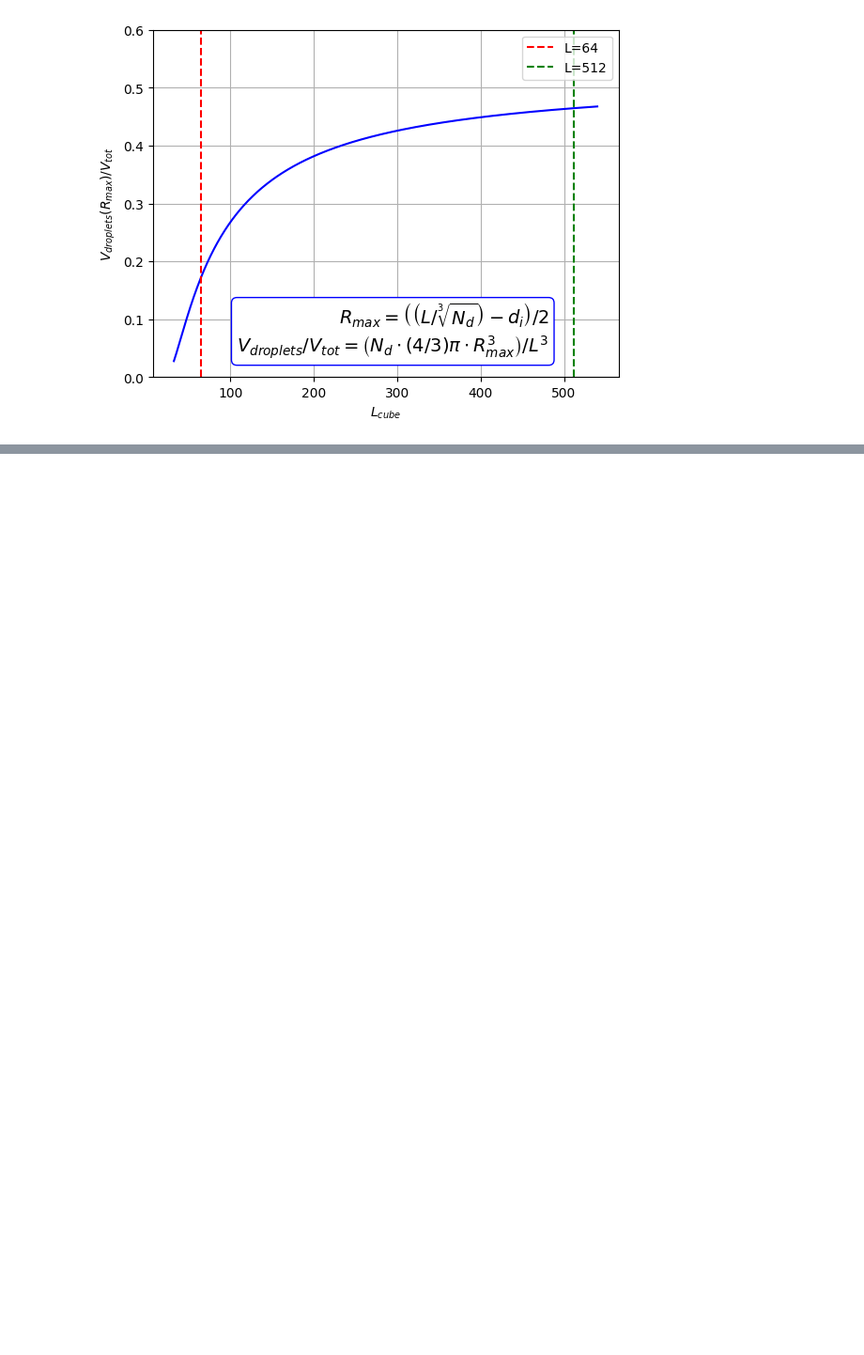
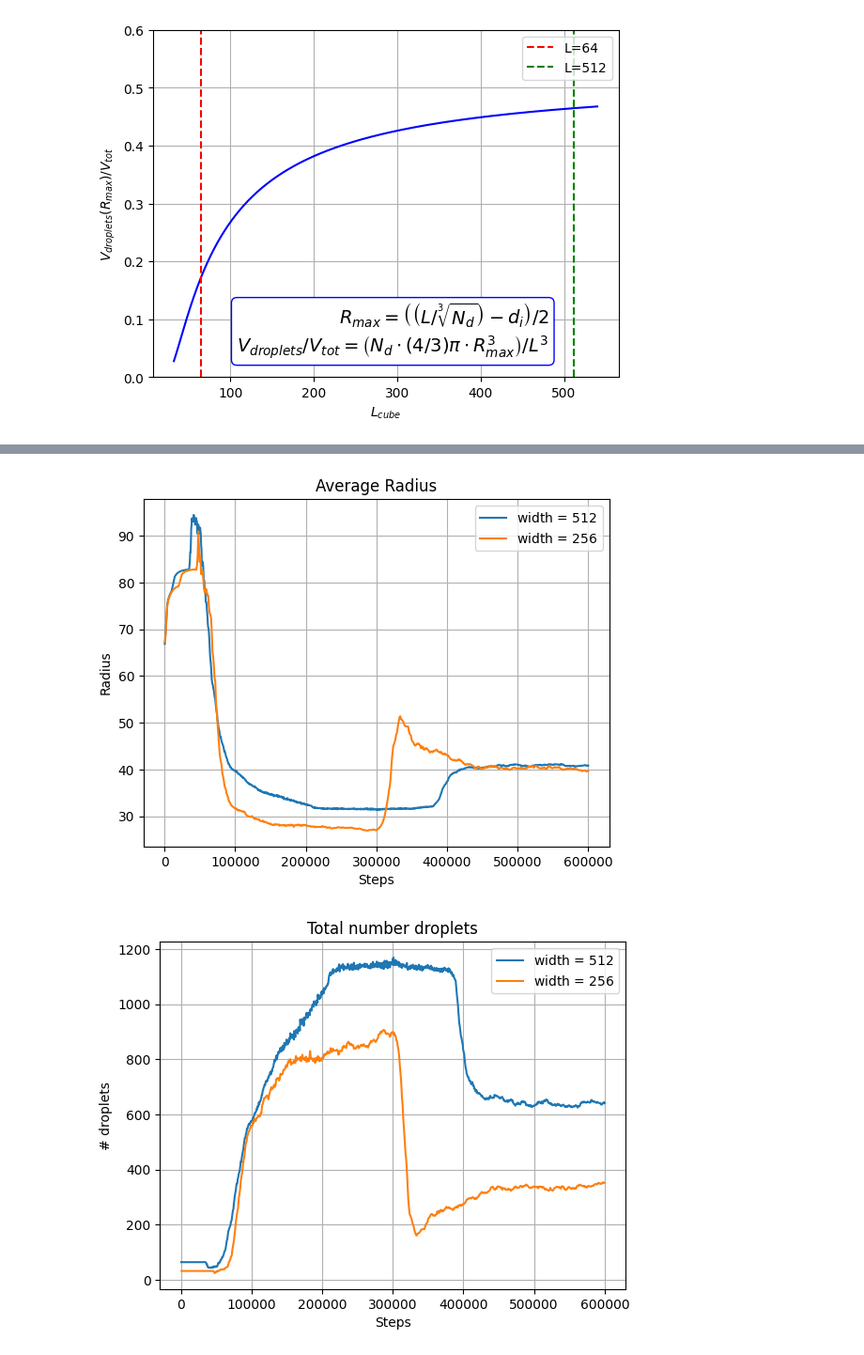
Before and after one commit to mattiamencagli/my-python-plots, a Jupyter notebook: mayo_tests.ipynb, the cells around one changed output, grey strips where cells are left out. Shown at 94% size. Cells and saved outputs as stored; diff of their text form; code cells hidden in the pictures; blank space fills up the shorter version.

```diff
--- a/mayo_tests.ipynb
+++ b/mayo_tests.ipynb
@@ -279,0 +409,35 @@ RR = [     0  19500  39500  59500  79500  99500 119500 139500]
+# %%
+
+direc256 = "/home/matti/DATA/Mayonese/staggered_run_halfZ/"; Nx=512; Ny=512; Nz=256
+direc512 = "/home/matti/DATA/Mayonese/staggered_run/"; Nx=512; Ny=512; Nz=512
+
+name = "droplets_volume_rho1.dat"
+step_e_num512, d_vol512, avg_e_tot_vol512 = read_nonunif_col(direc512+name, 1, 1)
+step_e_num256, d_vol256, avg_e_tot_vol256 = read_nonunif_col(direc256+name, 1, 1)
+
+_ = plt.figure(100)
+_ = plt.plot(step_e_num512[0,:], avg_e_tot_vol512[0,:], label=r'width = $512$')
+_ = plt.plot(step_e_num256[0,:], avg_e_tot_vol256[0,:], label=r'width = $256$')
+_ = plt.xlabel('Steps')
+_ = plt.ylabel('Radius')
+_ = plt.rc('axes', axisbelow=True)
+_ = plt.legend()
+_ = plt.grid()
+_ = plt.title('Average Radius')
+if SAVE:
+    _ = plt.savefig(save_dir+"R_ava_comp.png", bbox_inches='tight', dpi=300, format='png')
+
+_ = plt.figure(101)
+_ = plt.plot(step_e_num512[0,:], step_e_num512[1,:], label=r'width = $512$')
+_ = plt.plot(step_e_num256[0,:], step_e_num256[1,:], label=r'width = $256$')
+_ = plt.xlabel('Steps')
+_ = plt.ylabel('# droplets')
+_ = plt.rc('axes', axisbelow=True)
+_ = plt.legend()
+_ = plt.grid()
+_ = plt.title('Total number droplets')
+if SAVE:
+    _ = plt.savefig(save_dir+"N_drop_comp.png", bbox_inches='tight', dpi=300, format='png')
+# %% [output]
+[figure, added]
+[figure, added]
```
Also changed, not shown: parts of 5 cells of this notebook, 3 other files.
